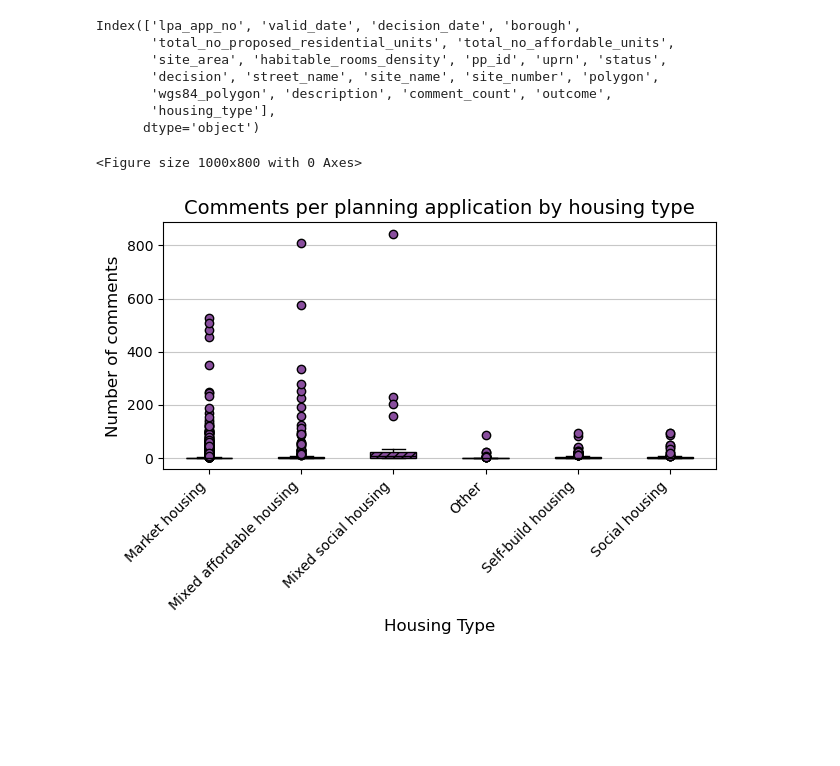
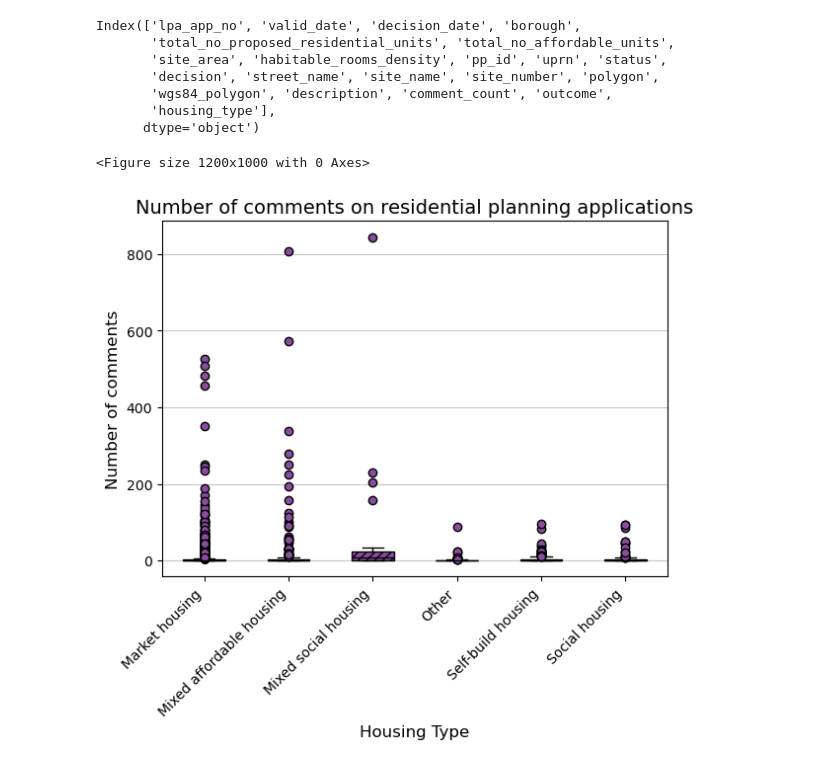
Before and after one commit to Bea-Taylor/nimby_nlp, a Jupyter notebook: notebooks/1_0_1_summary_analysis.ipynb, the cells around one changed output. Drawn from its saved outputs; the diff is of its cells as text; code cells hidden in the pictures; blank space fills up the shorter version.

Commit message:
added initial summary plots

```diff
--- a/notebooks/1_0_1_summary_analysis.ipynb
+++ b/notebooks/1_0_1_summary_analysis.ipynb
@@ -354,6 +354,9 @@ application_df.drop(columns=['application_id'], inplace=True)
 application_df = ppf.format_df(application_df)
 # %%
 application_df = ppf.create_decision_outcomes(application_df, completion_date_col_name='decision_date')
+# %%
+# Define the colour for plotting
+casa_purple = "#894e9e"
 # %%
 plt.figure(figsize=(10,6))
 
@@ -432,30 +435,30 @@ Index(['lpa_app_no', 'valid_date', 'decision_date', 'borough',
       dtype='object')
 # %%
 # box plot of comments per application by housing type
-plt.figure(figsize=(10,8))
-color = "#894e9e"
+plt.figure(figsize=(12,10))
+
 bp = application_df.boxplot(
     column='comment_count',
     by='housing_type',
     grid=False,
     patch_artist=True,
-    boxprops=dict(facecolor=color, color='black', hatch='////'),
+    boxprops=dict(facecolor=casa_purple, color='black', hatch='////'),
     medianprops=dict(color='black'),
     whiskerprops=dict(color='black'),
     capprops=dict(color='black'),
-    flierprops=dict(markerfacecolor=color, markeredgecolor='black'),
+    flierprops=dict(markerfacecolor=casa_purple, markeredgecolor='black'),
     zorder=3
 )
 
-plt.title('Comments per planning application by housing type', fontsize=14)
+plt.title('Number of comments on residential planning applications', fontsize=14)
 plt.suptitle('')  # Remove the automatic 'Boxplot grouped by ...' title
 plt.xticks(rotation=45, ha='right')
 plt.xlabel('Housing Type', fontsize=12)
 plt.ylabel('Number of comments', fontsize=12)
 plt.grid(axis='y', alpha=0.7, zorder=0)
-plt.tight_layout()
-# plt.savefig("../results/figures/boxplot_comments_per_application_housing_type.png", dpi=500)
+
+plt.savefig("../results/figures/boxplot_comments_per_application_housing_type.png", dpi=500)
 plt.show()
 # %% [output]
-<Figure size 1000x800 with 0 Axes>
+<Figure size 1200x1000 with 0 Axes>
-[figure, old version]
+[figure, new version]
```
Also changed, not shown: parts of 13 cells of this notebook, 4 other files.
